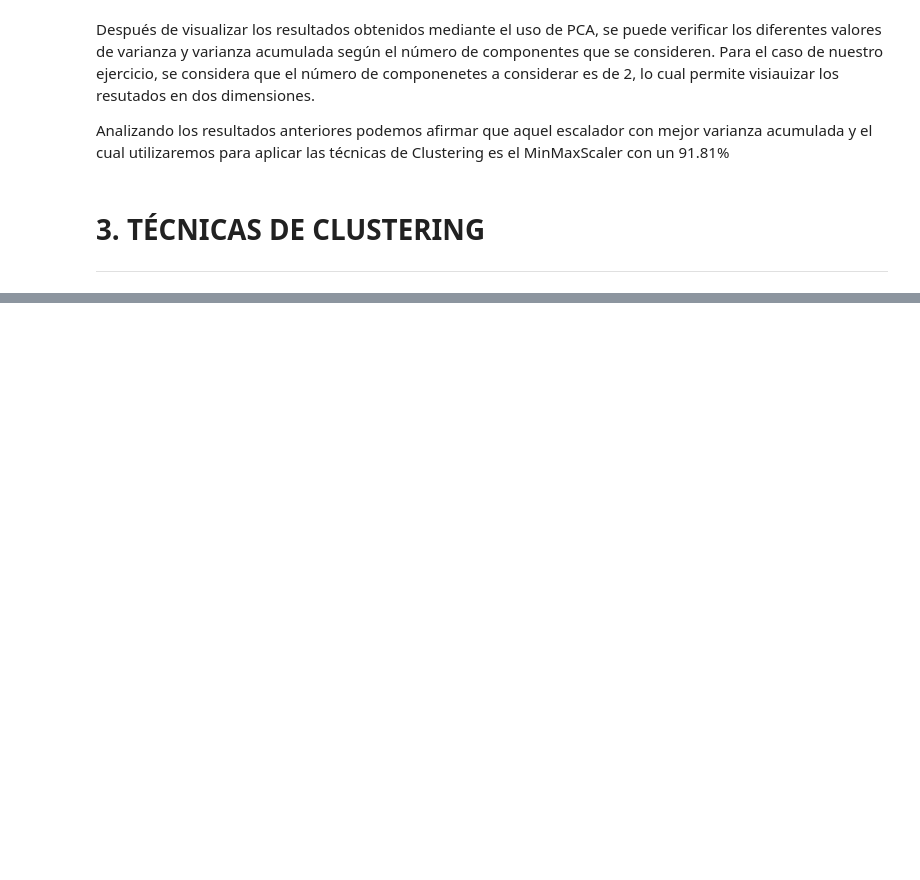
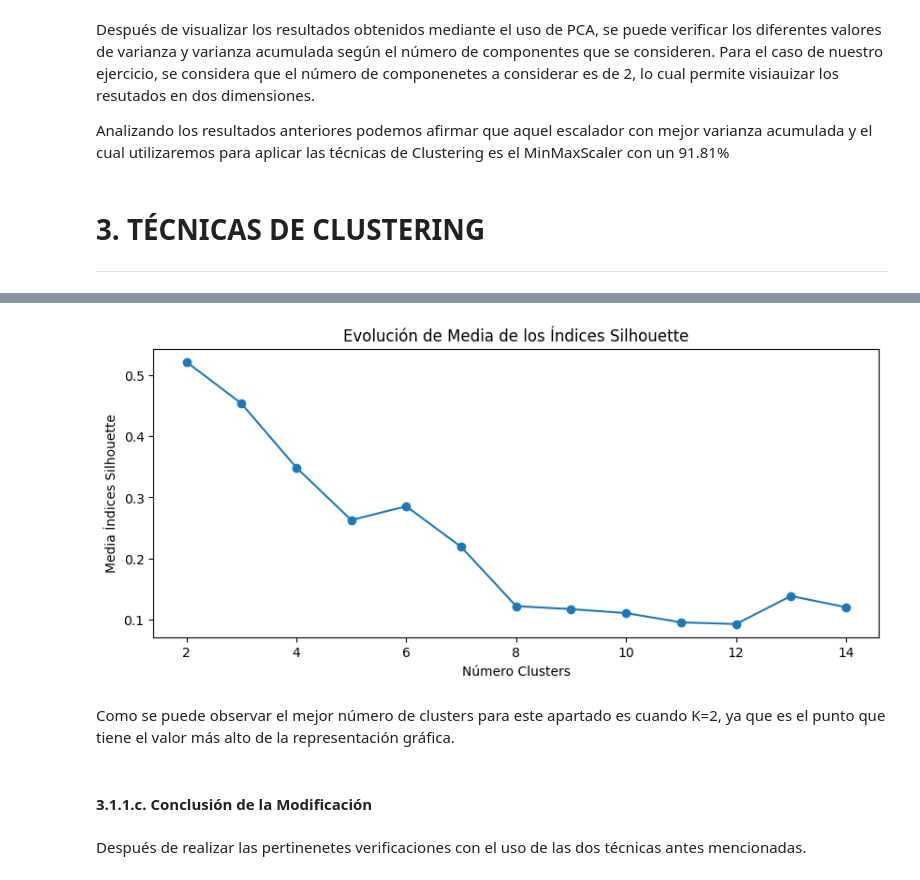
Before and after one commit to 100477706/Proyecto2_Aprendizaje, a Jupyter notebook: Clustering_27.ipynb, the cells around one changed output, grey strips where cells are left out. Drawn from its saved outputs; the diff is of its cells as text; code cells hidden in the pictures; blank space fills up the shorter version.

```diff
--- a/Clustering_27.ipynb
+++ b/Clustering_27.ipynb
@@ -228,0 +305,35 @@ Analizando los resultados anteriores podemos afirmar que aquel escalador con mej
+# %%
+# Silhouette Method
+# Rango de clusters a evaluar
+range_n_clusters = range(2, 15)
+valores_medios_silhouette = []
+
+for n_clusters in range_n_clusters:
+    pipeline = Pipeline([
+        ('scaler', MinMaxScaler()),
+        ('kmeans', KMeans(
+            n_clusters   = n_clusters,
+            n_init       = 15,
+            random_state = 100477706
+        ))
+    ])
+
+    # Obtener la inercia del modelo KMeans
+    cluster_labels = pipeline.fit_predict(X)
+    silhouette_avg = silhouette_score(X, cluster_labels)
+    valores_medios_silhouette.append(silhouette_avg)
+
+# Graficar la curva del método del codo
+fig, ax = plt.subplots(1, 1, figsize=(10, 4))
+ax.plot(range_n_clusters, valores_medios_silhouette, marker='o')
+ax.set_title("Evolución de Media de los Índices Silhouette")
+ax.set_xlabel('Número Clusters')
+ax.set_ylabel('Media Índices Silhouette');
+# %% [output]
+[figure, added]
+# %% [markdown]
+Como se puede observar el mejor número de clusters para este apartado es cuando K=2, ya que es el punto que tiene el valor más alto de la representación gráfica.
+# %% [markdown]
+####  **3.1.1.c. Conclusión de la Modificación**
+# %% [markdown]
+Después de realizar las pertinenetes verificaciones con el uso de las dos técnicas antes mencionadas.
```
Also changed, not shown: parts of 12 cells of this notebook.
